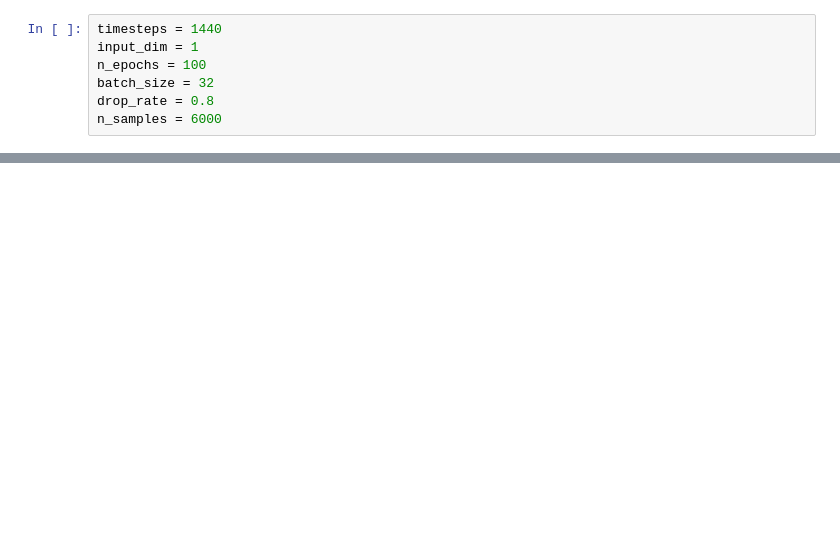
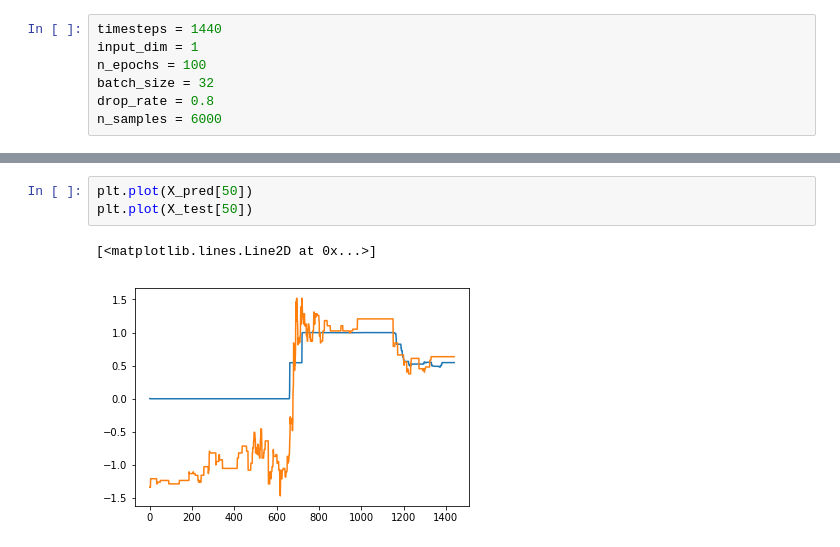
Before and after one commit to seanahmad/Autoencoder, a Jupyter notebook: ConvAuto/ConvAuto.ipynb, the cells around one changed output, grey strips where cells are left out. Drawn from its saved outputs; the diff is of its cells as text; blank space fills up the shorter version.

```diff
--- a/ConvAuto/ConvAuto.ipynb
+++ b/ConvAuto/ConvAuto.ipynb
@@ -92,0 +210,6 @@ conv_ae.compile(loss='mse', optimizer=optimizer,
+# %%
+plt.plot(X_pred[50])
+plt.plot(X_test[50])
+# %% [output]
+[<matplotlib.lines.Line2D at 0x...>]
+[figure, added]
```
Also changed, not shown: parts of 45 cells of this notebook, 2 other files.
